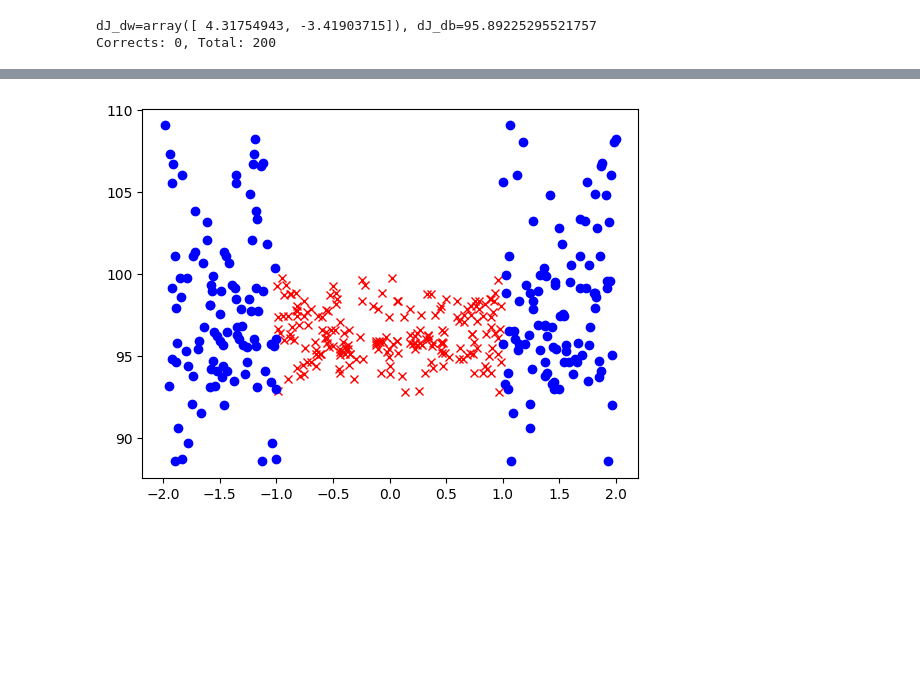
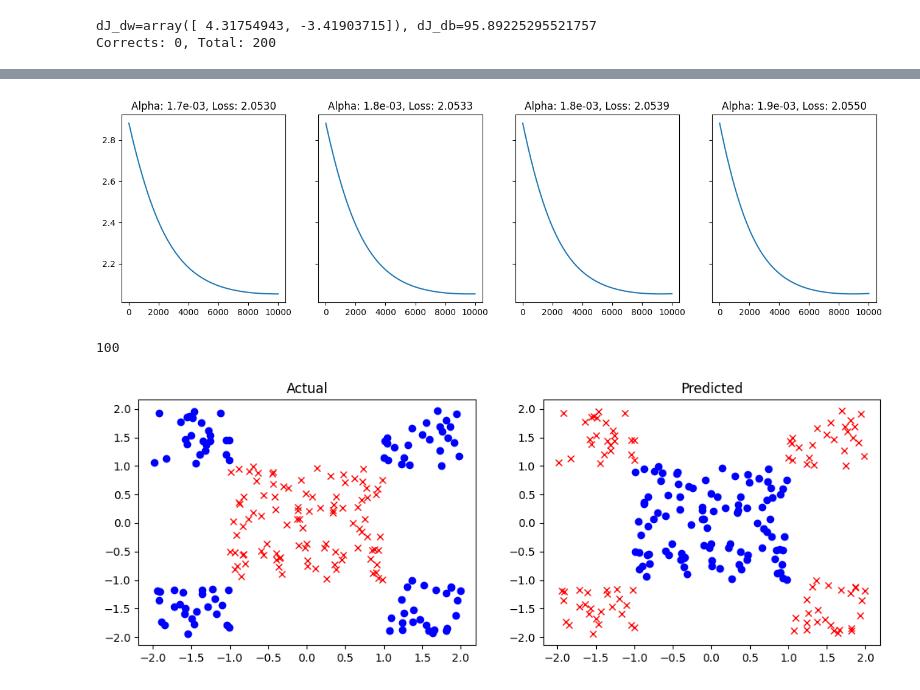
Before and after one commit to mihir1125/machine-learning, a Jupyter notebook: logistic_regression.ipynb, the cells around one changed output, grey strips where cells are left out. Saved outputs shown, nothing was run; the diff lists cells and outputs as text; code cells hidden in the pictures; blank space fills up the shorter version.

Commit message:
Visualize actual vs prediction

```diff
--- a/logistic_regression.ipynb
+++ b/logistic_regression.ipynb
@@ -174,7 +166,62 @@ Iteration 900: w: [0.99998272 1.0000075 ], b: 0.9996239277475528, dJ_dw: [ 0.019
-# %%
-fig, ax = plt.subplots()
-ax.plot(X_train_pos, model_circle(X_train_pos, dJ_dw, dJ_db), 'rx')
-ax.plot(X_train_neg, model_circle(X_train_neg, dJ_dw, dJ_db), 'bo')
-plt.show()
-# %% [output]
-[figure, removed]
+# %%
+m, n = X_train.shape
+w_init = np.ones(n)
+b_init = 1.
+# alphas = (1.0e-3, 3.0e-3, 1.0e-4, 3.0e-4) # Attempt 1
+# Attempt 1 conclusion: 1e-3 < alpha < 3e-3
+# alphas = np.linspace(1.0e-3, 3.0e-3, num=4) # Attempt 2
+# Attempt 2 conclusion: 1.7e-3 < alpha < 2.3e-3
+# alphas = np.linspace(1.7e-3, 2.3e-3, num=4) # Attempt 3
+# Attempt 3 conclusion: 1.7e-3 < alpha < 1.9e-3
+alphas = np.linspace(1.7e-3, 1.9e-3, num=4)
+iterations = 10_000
+
+ws, bs, histories = [], [], []
+for i in range(len(alphas)):
+    w, b, J_history = gradient_descent_logistic_traditional(
+        model_func = model_circle,
+        X = X_train,
+        y = y_train,
+        w_in = w_init,
+        b_in = b_init,
+        alpha = alphas[i],
+        iter_count = iterations)
+
+    ws.append(w)
+    bs.append(b)
+    histories.append(J_history)
+# %%
+fix, axes = plt.subplots(
+    1, len(alphas),
+    figsize=(4*len(alphas), 4),
+    sharey = True)
+
+for i in range(len(alphas)):
+    axes[i].plot(histories[i])
+    axes[i].title.set_text(f"Alpha: {alphas[i]:.1e}, Loss: {histories[i][-1]:.4f}")
+
+plt.show()
+# %% [output]
+[figure, added]
+# %%
+best_w = ws[0]
+best_b = bs[0]
+
+yhats = np.round(sigmoid(model_circle(X_train, best_w, best_b)))
+yhats_pos = yhats == 1
+yhats_neg = yhats == 0
+print(len(yhats[yhats_pos]))
+
+fig, ax = plt.subplots(1, 2, figsize=(12,4))
+
+ax[0].plot(X_train_pos[:, 0], X_train_pos[:, 1], 'rx')
+ax[0].plot(X_train_neg[:, 0], X_train_neg[:, 1], 'bo')
+ax[0].title.set_text("Actual")
+ax[1].plot(X_train[yhats_pos][:, 0], X_train[yhats_pos][:, 1], 'rx')
+ax[1].plot(X_train[yhats_neg][:, 0], X_train[yhats_neg][:, 1], 'bo')
+ax[1].title.set_text("Predicted")
+
+plt.show()
+# %% [output]
+100
+[figure, added]
```
Also changed, not shown: parts of 3 cells of this notebook.
